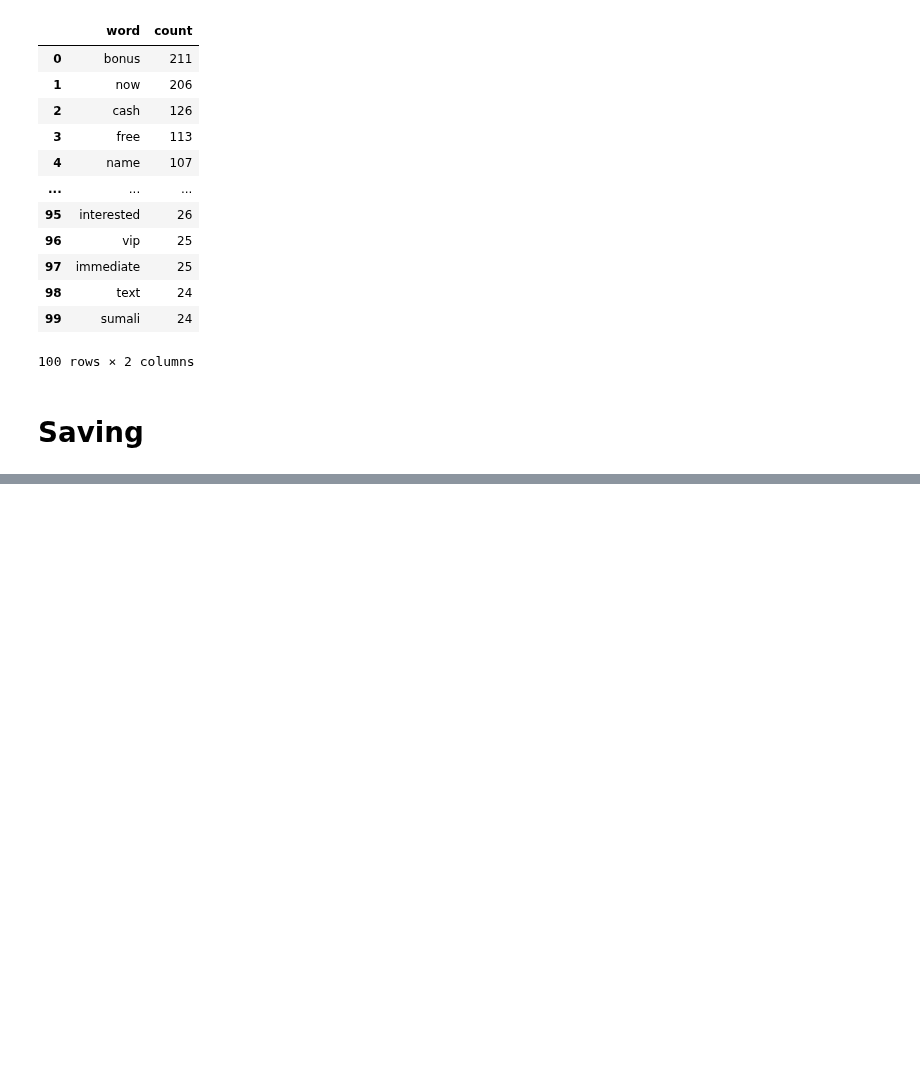
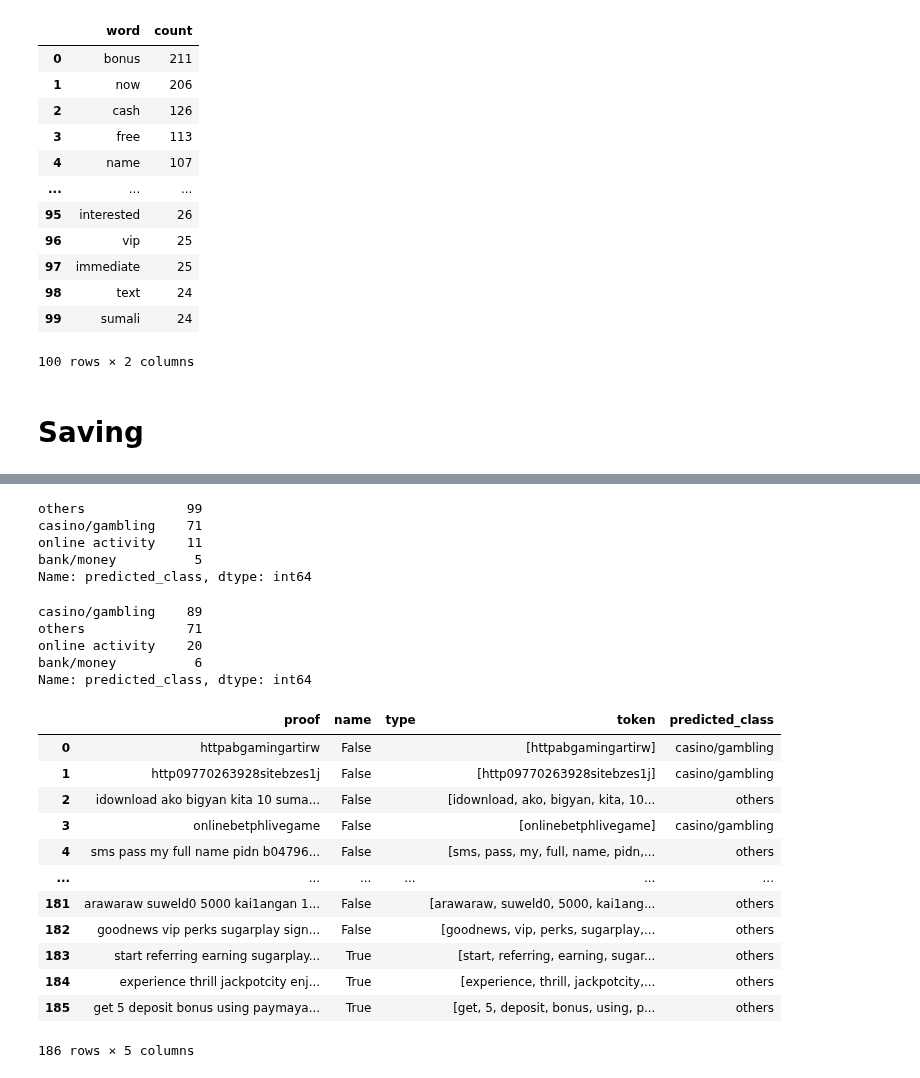
Before and after one commit to AGR-Yes/ScamMessagesPhilippines, a Jupyter notebook: PhilippineSpamSMS_Phase_2.ipynb, the cells around one changed output, grey strips where cells are left out. Saved outputs shown, nothing was run; the diff lists cells and outputs as text; code cells hidden in the pictures; blank space fills up the shorter version.

Commit message:
Model predictions

```diff
--- a/PhilippineSpamSMS_Phase_2.ipynb
+++ b/PhilippineSpamSMS_Phase_2.ipynb
@@ -557,0 +571,15 @@ top
+# %%
+new_data['type'] = new_data['type'].fillna('')
+# %%
+X_new = new_data['type']
+
+X_new_tfidf = vectorizer.transform(X_new)
+
+# Make predictions using the loaded model
+predictions = model.predict(X_new_tfidf)
+
+# Add the predicted classes to the new DataFrame
+new_data['predicted_class'] = predictions
+
+# View the predicted classes
+print(new_data['predicted_class'])
@@ -557,0 +599,27 @@ top
+# %%
+# Fill any missing values with an empty string
+new_data['proof'] = new_data['proof'].fillna('')
+
+# Apply the same preprocessing steps as used during training
+# ...
+
+# Extract the features from the new DataFrame
+X_new = new_data['proof'].astype(str)  # Replace "feature_column" with the appropriate column name
+
+# Preprocess the features
+# ...
+
+# Vectorize the new data using the same vectorizer from training
+X_new_tfidf = vectorizer.transform(X_new)
+
+# Make predictions using the loaded model
+predictions = model.predict(X_new_tfidf)
+
+# Map numeric labels back to original class labels
+predicted_classes = [label_encoder.inverse_transform([label])[0] for label in predictions]
+
+# Add the predicted classes to the new DataFrame
+new_data['predicted_class'] = predicted_classes
+
+# View the predicted classes
+print(new_data['predicted_class'])
@@ -557,0 +647,32 @@ top
+# %%
+new_data['predicted_class'].value_counts() #lr
+# %% [output]
+others             99
+casino/gambling    71
+online activity    11
+bank/money          5
+Name: predicted_class, dtype: int64
+# %%
+new_data['predicted_class'].value_counts() #rfc
+# %% [output]
+casino/gambling    89
+others             71
+online activity    20
+bank/money          6
+Name: predicted_class, dtype: int64
+# %%
+new_data
+# %% [output]
+|  | proof | name | type | token | predicted_class |
+| 0 | httpabgamingartirw | False |  | [httpabgamingartirw] | casino/gambling |
+| 1 | http09770263928sitebzes1j | False |  | [http09770263928sitebzes1j] | casino/gambling |
+| 2 | idownload ako bigyan kita 10 suma... | False |  | [idownload, ako, bigyan, kita, 10... | others |
+| 3 | onlinebetphlivegame | False |  | [onlinebetphlivegame] | casino/gambling |
+| 4 | sms pass my full name pidn b04796... | False |  | [sms, pass, my, full, name, pidn,... | others |
+| ... | ... | ... | ... | ... | ... |
+| 181 | arawaraw suweld0 5000 kai1angan 1... | False |  | [arawaraw, suweld0, 5000, kai1ang... | others |
+| 182 | goodnews vip perks sugarplay sign... | False |  | [goodnews, vip, perks, sugarplay,... | others |
+| 183 | start referring earning sugarplay... | True |  | [start, referring, earning, sugar... | others |
+| 184 | experience thrill jackpotcity enj... | True |  | [experience, thrill, jackpotcity,... | others |
+| 185 | get 5 deposit bonus using paymaya... | True |  | [get, 5, deposit, bonus, using, p... | others |
+186 rows × 5 columns
```
Also changed, not shown: parts of 23 cells of this notebook.
